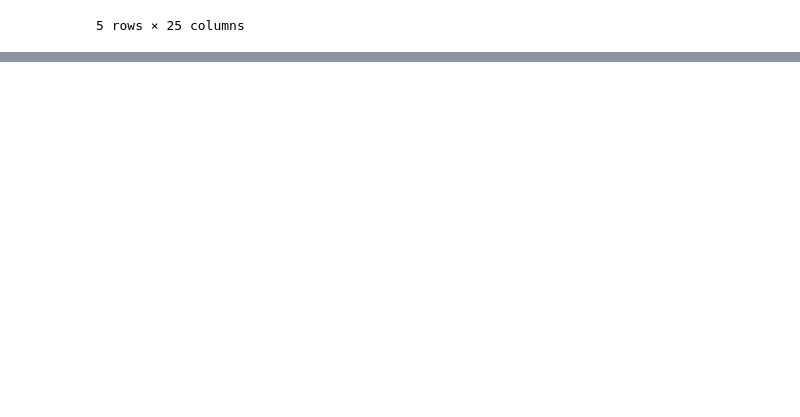
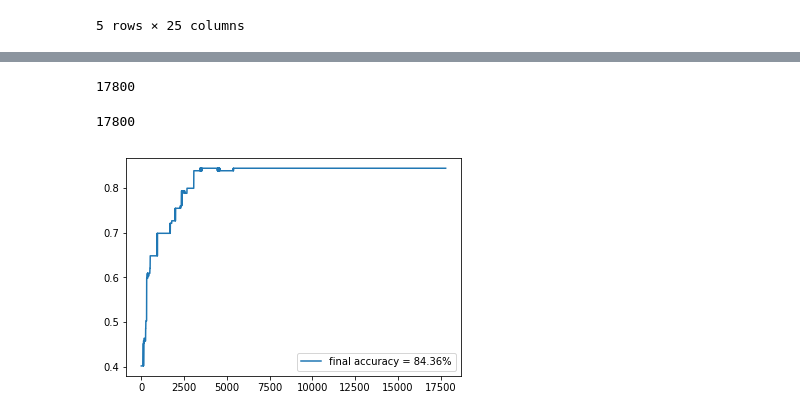
Before and after one commit to eileenhertwig/udacity-titanic, a Jupyter notebook: Titanic_Eileen.ipynb, the cells around one changed output, grey strips where cells are left out. Saved outputs shown, nothing was run; the diff lists cells and outputs as text; code cells hidden in the pictures; blank space fills up the shorter version.

```diff
--- a/Titanic_Eileen.ipynb
+++ b/Titanic_Eileen.ipynb
@@ -165,0 +212,2 @@ columns = ['Pclass_1', 'Pclass_2', 'Pclass_3', 'Sex_female', 'Sex_male',
+# %%
+trainX = th.tensor(train_X.values)
@@ -165,0 +218,4 @@ columns = ['Pclass_1', 'Pclass_2', 'Pclass_3', 'Sex_female', 'Sex_male',
+# %%
+testX = th.tensor(test_X.values)
+trainY = th.tensor(train_y.values)
+testY = th.tensor(test_y.values)
@@ -165,0 +228,25 @@ columns = ['Pclass_1', 'Pclass_2', 'Pclass_3', 'Sex_female', 'Sex_male',
+# %%
+# Create Logistic Regression Model
+class LogisticRegressionModel(nn.Module):
+    def __init__(self, input_dim, output_dim):
+        super(LogisticRegressionModel, self).__init__()
+
+        self.linear = nn.Linear(input_dim, output_dim)
+
+    def forward(self, x):
+        out = self.linear(x)
+        return out
+
+# Instantiate Model Class
+input_dim = trainX.shape[1] # number of input columns
+output_dim = 2  # survived or not
+
+# create logistic regression model
+model = LogisticRegressionModel(input_dim, output_dim)
+
+# Cross Entropy Loss
+error = nn.CrossEntropyLoss()
+
+# SGD Optimizer
+learning_rate = 0.001
+optimizer = th.optim.SGD(model.parameters(), lr=learning_rate)
@@ -165,0 +314,14 @@ columns = ['Pclass_1', 'Pclass_2', 'Pclass_3', 'Sex_female', 'Sex_male',
+# %%
+len(accuracy_list)
+# %% [output]
+17800
+# %%
+len(loss_list)
+# %% [output]
+17800
+# %%
+plt.plot(range(len(accuracy_list)),accuracy_list)
+plt.legend(['final accuracy = {:.2f}%'.format(accuracy * 100.0)])
+plt.show()
+# %% [output]
+[figure, added]
```
Also changed, not shown: parts of 14 cells of this notebook.
